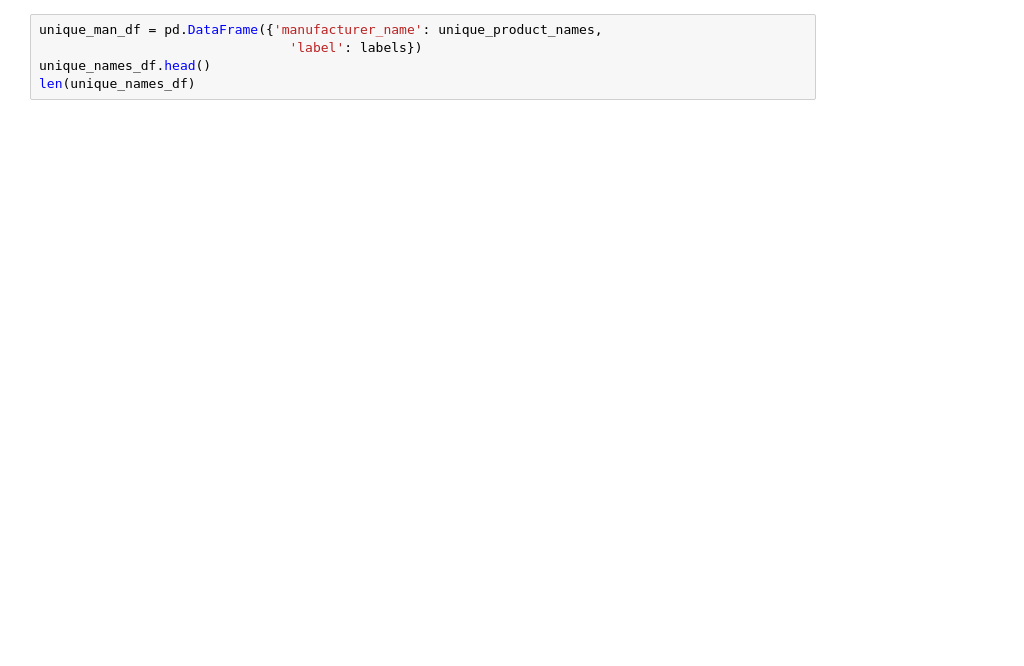
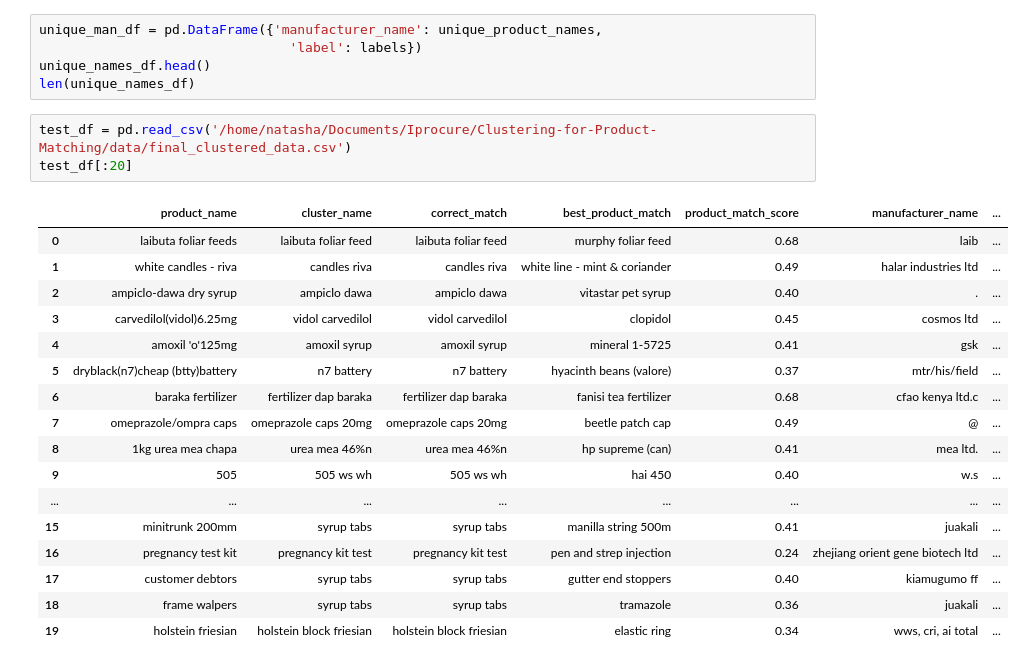
Before and after one commit to natbernard/Clustering-for-Product-Matching, a Jupyter notebook: model/clustering_stockist_transactions.ipynb, the cells around one changed output. Saved outputs shown, nothing was run; the diff lists cells and outputs as text; blank space fills up the shorter version.

```diff
--- a/model/clustering_stockist_transactions.ipynb
+++ b/model/clustering_stockist_transactions.ipynb
@@ -836,3 +830,24 @@ unique_man_df = pd.DataFrame({'manufacturer_name': unique_product_names,
                                 'label': labels})
 unique_names_df.head()
 len(unique_names_df)
+# %%
+test_df = pd.read_csv('/home/natasha/Documents/Iprocure/Clustering-for-Product-Matching/data/final_clustered_data.csv')
+test_df[:20]
+# %% [output]
+|  | product_name | cluster_name | correct_match | best_product_match | product_match_score | manufacturer_name | ... |
+| 0 | laibuta foliar feeds | laibuta foliar feed | laibuta foliar feed | murphy foliar feed | 0.68 | laib | ... |
+| 1 | white candles - riva | candles riva | candles riva | white line - mint & coriander | 0.49 | halar industries ltd | ... |
+| 2 | ampiclo-dawa dry syrup | ampiclo dawa | ampiclo dawa | vitastar pet syrup | 0.40 | . | ... |
+| 3 | carvedilol(vidol)6.25mg | vidol carvedilol | vidol carvedilol | clopidol | 0.45 | cosmos ltd | ... |
+| 4 | amoxil 'o'125mg | amoxil syrup | amoxil syrup | mineral 1-5725 | 0.41 | gsk | ... |
+| 5 | dryblack(n7)cheap (btty)battery | n7 battery | n7 battery | hyacinth beans (valore) | 0.37 | mtr/his/field | ... |
+| 6 | baraka fertilizer | fertilizer dap baraka | fertilizer dap baraka | fanisi tea fertilizer | 0.68 | cfao kenya ltd.c | ... |
+| 7 | omeprazole/ompra caps | omeprazole caps 20mg | omeprazole caps 20mg | beetle patch cap | 0.49 | @ | ... |
+| 8 | 1kg urea mea chapa | urea mea 46%n | urea mea 46%n | hp supreme (can) | 0.41 | mea ltd. | ... |
+| 9 | 505 | 505 ws wh | 505 ws wh | hai 450 | 0.40 | w.s | ... |
+| ... | ... | ... | ... | ... | ... | ... | ... |
+| 15 | minitrunk 200mm | syrup tabs | syrup tabs | manilla string 500m | 0.41 | juakali | ... |
+| 16 | pregnancy test kit | pregnancy kit test | pregnancy kit test | pen and strep injection | 0.24 | zhejiang orient gene biotech ltd | ... |
+| 17 | customer debtors | syrup tabs | syrup tabs | gutter end stoppers | 0.40 | kiamugumo ff | ... |
+| 18 | frame walpers | syrup tabs | syrup tabs | tramazole | 0.36 | juakali | ... |
+| 19 | holstein friesian | holstein block friesian | holstein block friesian | elastic ring | 0.34 | wws, cri, ai total | ... |
```
Also changed, not shown: parts of 7 cells of this notebook.
